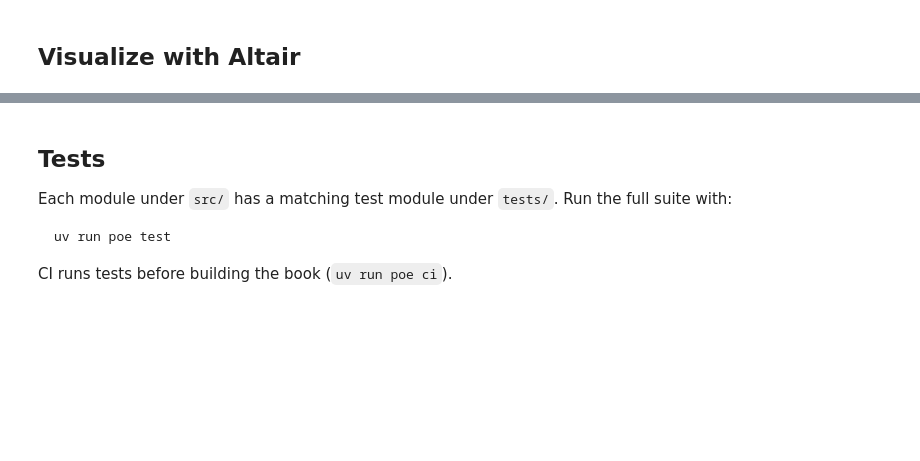
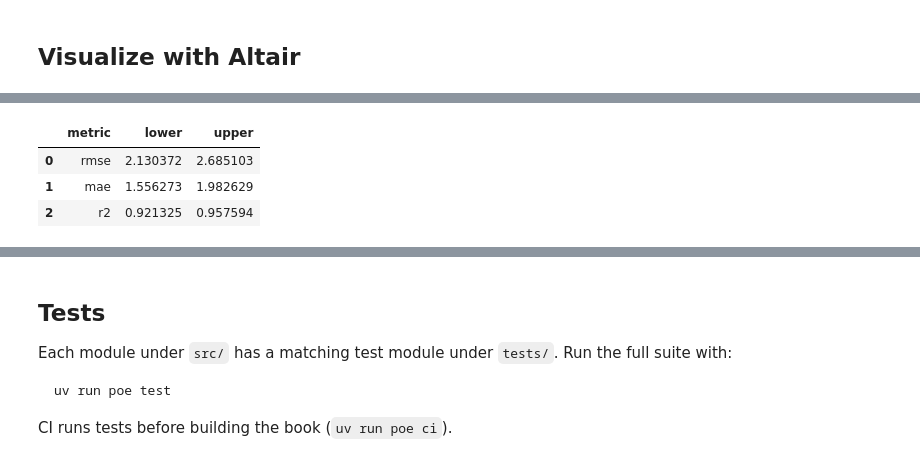
Before and after one commit to ELC/jupyter-book-template, a Jupyter notebook: book/chapters/03_using_src_code.ipynb, the cells around one changed output, grey strips where cells are left out. Drawn from its saved outputs; the diff is of its cells as text; code cells hidden in the pictures; blank space fills up the shorter version.

```diff
--- a/book/chapters/03_using_src_code.ipynb
+++ b/book/chapters/03_using_src_code.ipynb
@@ -107,0 +137,10 @@ plot_intervals(split_data, predictions, ci, pi)
+# %%
+metrics = regression_metrics(predictions, settings=settings)
+ci_report = interval_metrics(ci, predictions, settings=settings)
+pi_report = interval_metrics(pi, predictions, settings=settings)
+metrics
+# %% [output]
+|  | metric | lower | upper |
+| 0 | rmse | 2.130372 | 2.685103 |
+| 1 | mae | 1.556273 | 1.982629 |
+| 2 | r2 | 0.921325 | 0.957594 |
```
Also changed, not shown: parts of 8 cells of this notebook, 35 other files.
